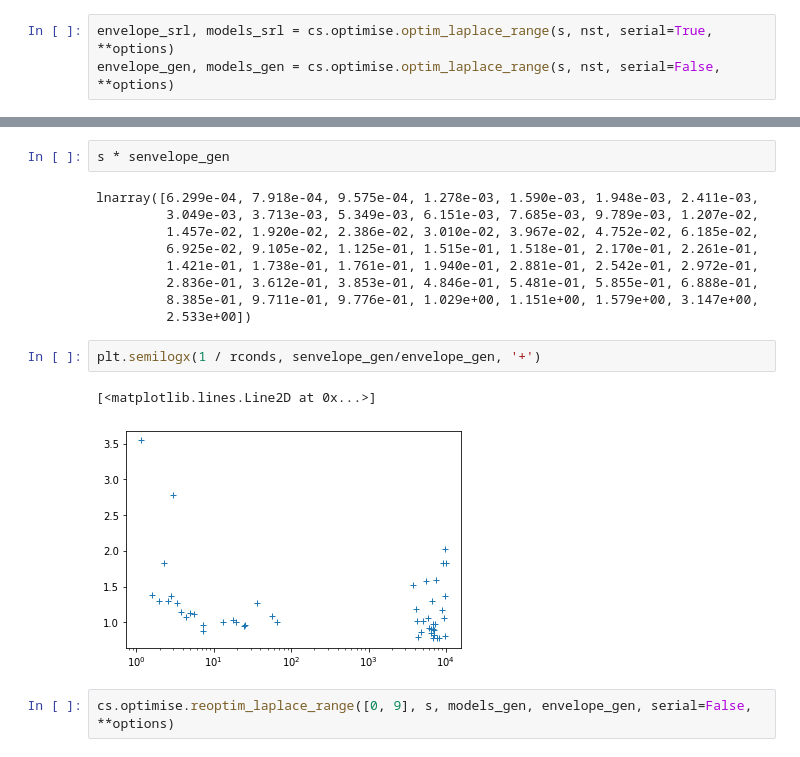
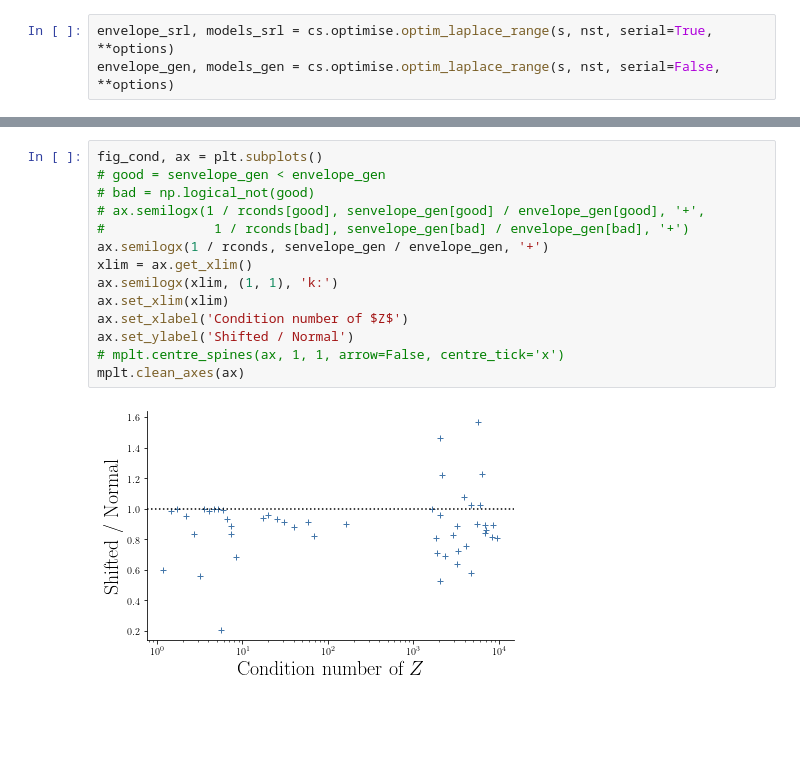
Before and after one commit to ganguli-lab/Complex_Synapse, a Jupyter notebook: Code/Python/plots.ipynb, the cells around one changed output, grey strips where cells are left out. Cells and saved outputs as stored; diff of their text form; blank space fills up the shorter version.

```diff
--- a/Code/Python/plots.ipynb
+++ b/Code/Python/plots.ipynb
@@ -91,21 +91,19 @@ lnarray([2.347e-04, 1.402e-04, 1.431e-04, 1.022e-04, 1.441e-04, 1.305e-04, 1.468
-# %%
-s * senvelope_gen
-# %% [output]
-lnarray([6.299e-04, 7.918e-04, 9.575e-04, 1.278e-03, 1.590e-03, 1.948e-03, 2.411e-03,
-         3.049e-03, 3.713e-03, 5.349e-03, 6.151e-03, 7.685e-03, 9.789e-03, 1.207e-02,
-         1.457e-02, 1.920e-02, 2.386e-02, 3.010e-02, 3.967e-02, 4.752e-02, 6.185e-02,
-         6.925e-02, 9.105e-02, 1.125e-01, 1.515e-01, 1.518e-01, 2.170e-01, 2.261e-01,
-         1.421e-01, 1.738e-01, 1.761e-01, 1.940e-01, 2.881e-01, 2.542e-01, 2.972e-01,
-         2.836e-01, 3.612e-01, 3.853e-01, 4.846e-01, 5.481e-01, 5.855e-01, 6.888e-01,
-         8.385e-01, 9.711e-01, 9.776e-01, 1.029e+00, 1.151e+00, 1.579e+00, 3.147e+00,
-         2.533e+00])
-# %%
-plt.semilogx(1 / rconds, senvelope_gen/envelope_gen, '+')
-# %% [output]
-[<matplotlib.lines.Line2D at 0x...>]
-[figure, removed]
-# %%
-cs.optimise.reoptim_laplace_range([0, 9], s, models_gen, envelope_gen, serial=False, **options)
+# %%
+fig_cond, ax = plt.subplots()
+# good = senvelope_gen < envelope_gen
+# bad = np.logical_not(good)
+# ax.semilogx(1 / rconds[good], senvelope_gen[good] / envelope_gen[good], '+',
+#              1 / rconds[bad], senvelope_gen[bad] / envelope_gen[bad], '+')
+ax.semilogx(1 / rconds, senvelope_gen / envelope_gen, '+')
+xlim = ax.get_xlim()
+ax.semilogx(xlim, (1, 1), 'k:')
+ax.set_xlim(xlim)
+ax.set_xlabel('Condition number of $Z$')
+ax.set_ylabel('Shifted / Normal')
+# mplt.centre_spines(ax, 1, 1, arrow=False, centre_tick='x')
+mplt.clean_axes(ax)
+# %% [output]
+[figure, added]
 # %%
 reload(cs)
 reload(mp)
```
Also changed, not shown: parts of 15 cells of this notebook, 7 other files.
